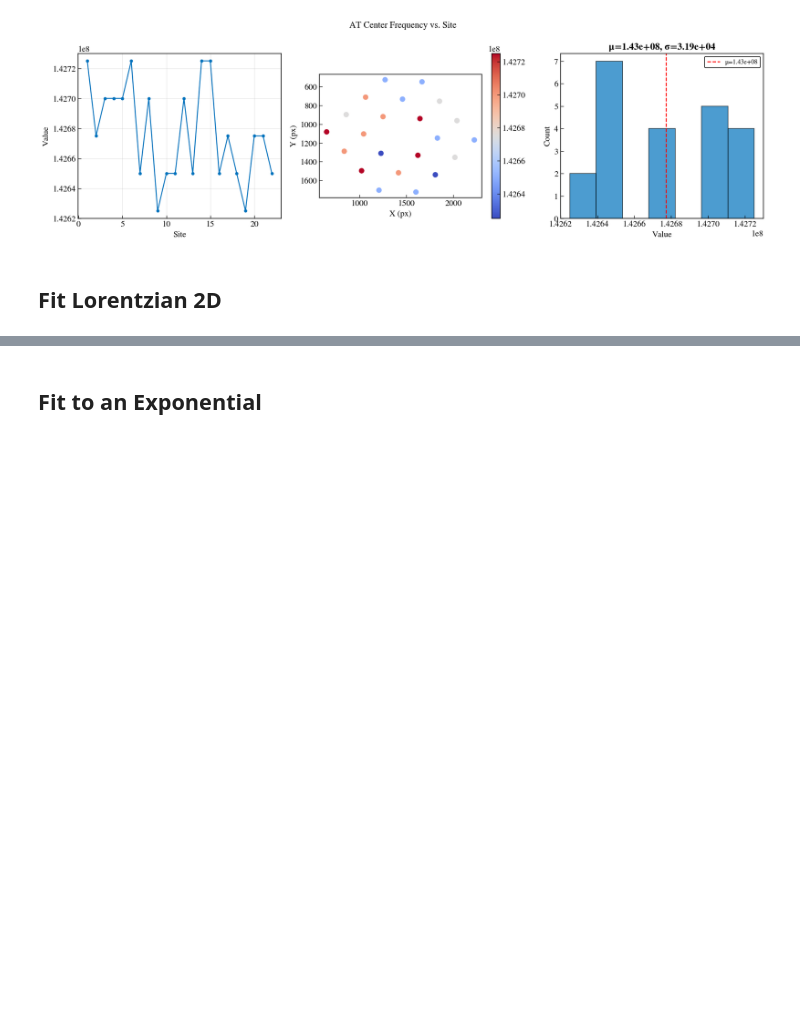
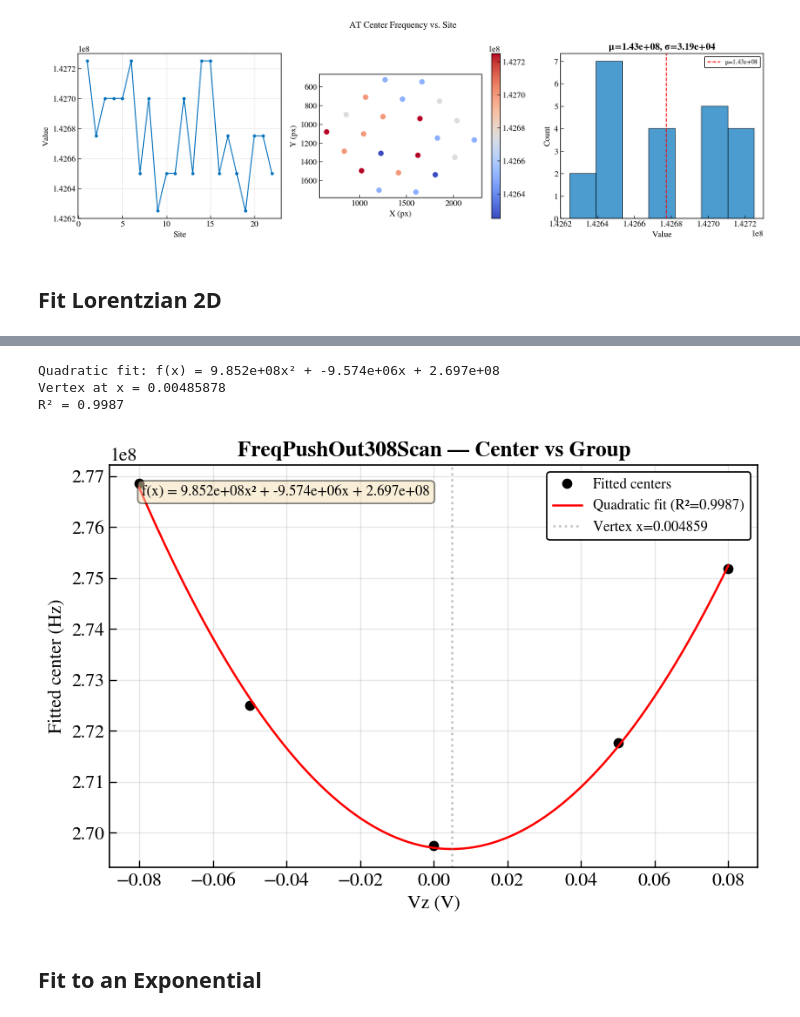
Before and after one commit to nacs-lab/yb_analysis, a Jupyter notebook: analysis/GeneralAnalysis.ipynb, the cells around one changed output, grey strips where cells are left out. Drawn from its saved outputs; the diff is of its cells as text; code cells hidden in the pictures; blank space fills up the shorter version.

```diff
--- a/analysis/GeneralAnalysis.ipynb
+++ b/analysis/GeneralAnalysis.ipynb
@@ -770,3 +801,45 @@ Not a 2D scan
+# %%
+# Quadratic fit: center vs group parameter
+if len(fit_groups) >= 3:
+    coeffs = np.polyfit(fit_groups, fit_centers, 2)
+    poly = np.poly1d(coeffs)
+    x_smooth = np.linspace(fit_groups.min(), fit_groups.max(), 200)
+
+    residuals = fit_centers - poly(fit_groups)
+    ss_res = np.sum(residuals**2)
+    ss_tot = np.sum((fit_centers - fit_centers.mean())**2)
+    r2 = 1 - ss_res / ss_tot if ss_tot > 0 else 0
+
+    a, b, c = coeffs
+    formula = f'f(x) = {a:.4g}x² + {b:.4g}x + {c:.4g}'
+    vertex_x = -b / (2 * a) if a != 0 else None
+
+    fig, ax = plt.subplots(figsize=(8, 5))
+    ax.plot(fit_groups, fit_centers, 'ko', markersize=6, label='Fitted centers')
+    ax.plot(x_smooth, poly(x_smooth), 'r-', label=f'Quadratic fit (R²={r2:.4f})')
+    if vertex_x is not None:
+        ax.axvline(vertex_x, color='gray', linestyle=':', alpha=0.5, label=f'Vertex x={vertex_x:.4g}')
+
+    ax.text(0.05, 0.95, formula, transform=ax.transAxes, fontsize=10,
+            verticalalignment='top', bbox=dict(boxstyle='round', facecolor='wheat', alpha=0.5))
+
+    print(f'Quadratic fit: {formula}')
+    if vertex_x is not None:
+        print(f'Vertex at x = {vertex_x:.6g}')
+    print(f'R² = {r2:.4f}')
+
+    ax.set_xlabel('Vz (V)')
+    ax.set_ylabel('Fitted center (Hz)')
+    ax.set_title(f'{scanName} — Center vs Group')
+    ax.legend()
+    ax.grid(True, alpha=0.3)
+else:
+    print(f'Need at least 3 points for quadratic fit, got {len(fit_groups)}')
+# %% [output]
+Quadratic fit: f(x) = 9.852e+08x² + -9.574e+06x + 2.697e+08
+Vertex at x = 0.00485878
+R² = 0.9987
+[figure, added]
 # %% [markdown]
 ## Fit to an Exponential
 # %%
```
Also changed, not shown: parts of 13 cells of this notebook, 7 other files.
